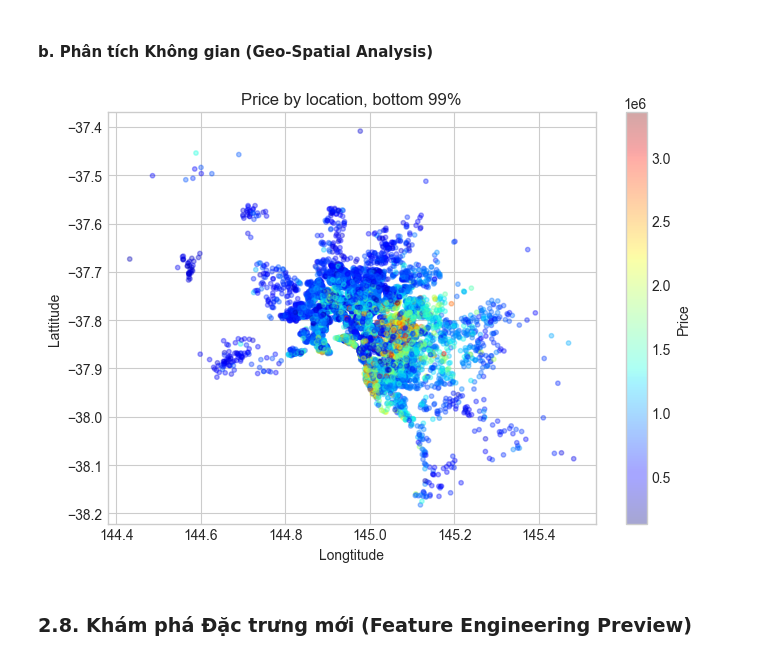
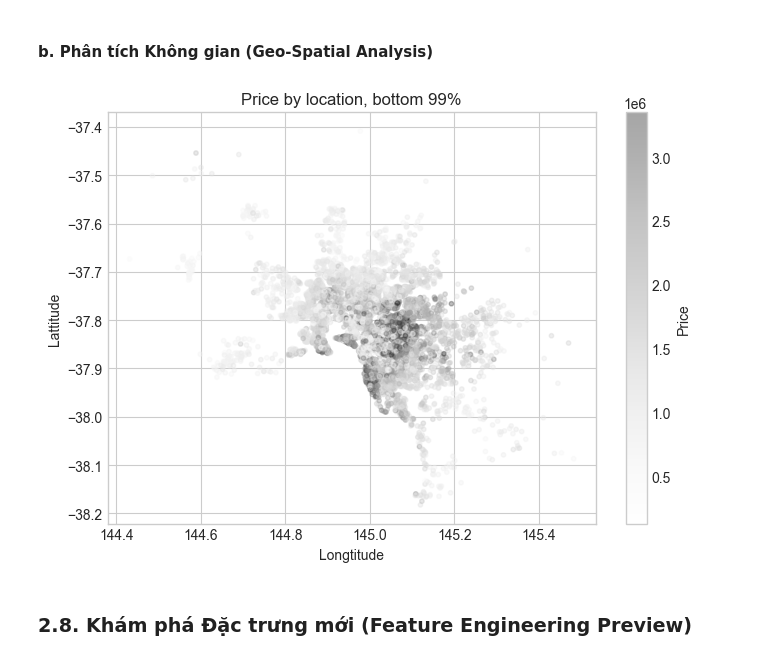
Before and after one commit to QuangNguyenNgoc/datafitting-and-ols-methods, a Jupyter notebook: part2/part2_notebook.ipynb, the cells around one changed output. Saved outputs shown, nothing was run; the diff lists cells and outputs as text; code cells hidden in the pictures.

```diff
--- a/part2/part2_notebook.ipynb
+++ b/part2/part2_notebook.ipynb
@@ -379,21 +371,20 @@ Bảng tương quan nhỏ giữ lại phần số cụ thể cho quyết định
 # %%
 geo_df = X_train_raw[X_train_raw["Price"] < X_train_raw["Price"].quantile(0.99)]
 plt.figure(figsize=(7, 5))
 scatter = plt.scatter(
     geo_df["Longtitude"],
     geo_df["Lattitude"],
     c=geo_df["Price"],
-    cmap="jet",
     alpha=0.35,
     s=10,
 )
 plt.xlabel("Longtitude")
 plt.ylabel("Lattitude")
 plt.title("Price by location, bottom 99%")
 plt.colorbar(scatter, label="Price")
 plt.tight_layout()
 # %% [output]
-[figure, old version]
+[figure, new version]
 # %% [markdown]
 ### 2.8. Khám phá Đặc trưng mới (Feature Engineering Preview)
 # %%
```
Also changed, not shown: parts of 4 cells of this notebook.
